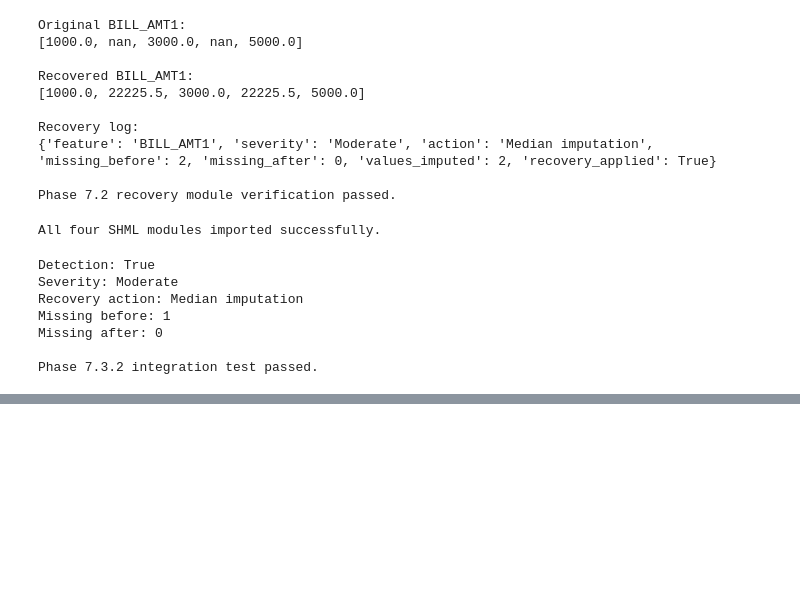
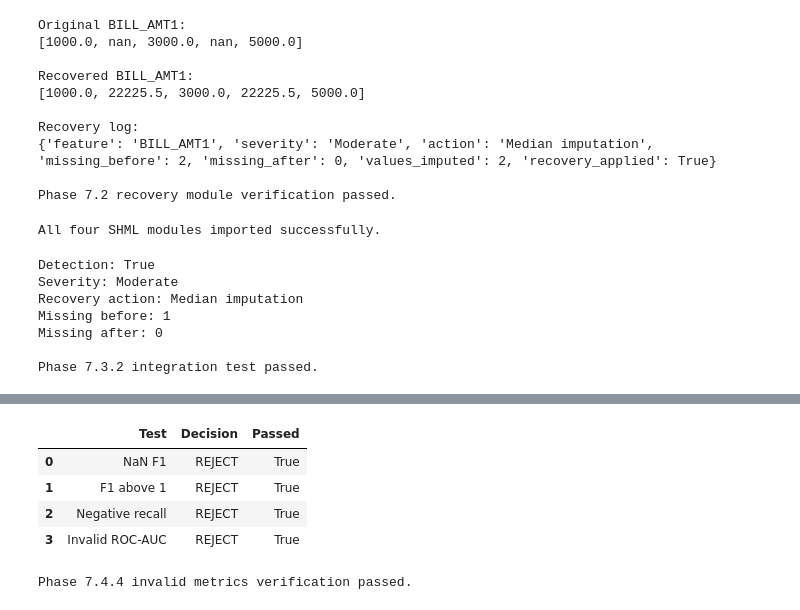
Before and after one commit to divyakapoor23/SHML, a Jupyter notebook: phase7_system_integration.ipynb, the cells around one changed output, grey strips where cells are left out. Saved outputs shown, nothing was run; the diff lists cells and outputs as text; code cells hidden in the pictures; blank space fills up the shorter version.

```diff
--- a/phase7_system_integration.ipynb
+++ b/phase7_system_integration.ipynb
@@ -364,0 +815,46 @@ Phase 7.3.2 integration test passed.
+# %%
+
+# Phase 7.4.4 — Test invalid evaluation metrics
+
+import numpy as np
+
+invalid_cases = [
+    ("NaN F1", "f1", np.nan),
+    ("F1 above 1", "f1", 1.5),
+    ("Negative recall", "recall", -0.1),
+    ("Invalid ROC-AUC", "roc_auc", 1.2)
+]
+
+invalid_results = []
+
+for name, metric, invalid_value in invalid_cases:
+
+    candidate_metrics = healthy_metrics.copy()
+    candidate_metrics[metric] = invalid_value
+
+    result = evaluate_recovery_safety(
+        recovered_metrics=candidate_metrics,
+        healthy_metrics=healthy_metrics,
+        data_integrity_passed=True
+    )
+
+    invalid_results.append({
+        "Test": name,
+        "Decision": result["decision"],
+        "Passed": result["decision"] == "REJECT"
+    })
+
+invalid_df = pd.DataFrame(invalid_results)
+
+display(invalid_df)
+
+assert invalid_df["Passed"].all()
+
+print("\nPhase 7.4.4 invalid metrics verification passed.")
+# %% [output]
+|  | Test | Decision | Passed |
+| 0 | NaN F1 | REJECT | True |
+| 1 | F1 above 1 | REJECT | True |
+| 2 | Negative recall | REJECT | True |
+| 3 | Invalid ROC-AUC | REJECT | True |
+Phase 7.4.4 invalid metrics verification passed.
```
Also changed, not shown: parts of 17 cells of this notebook, 4 other files.
